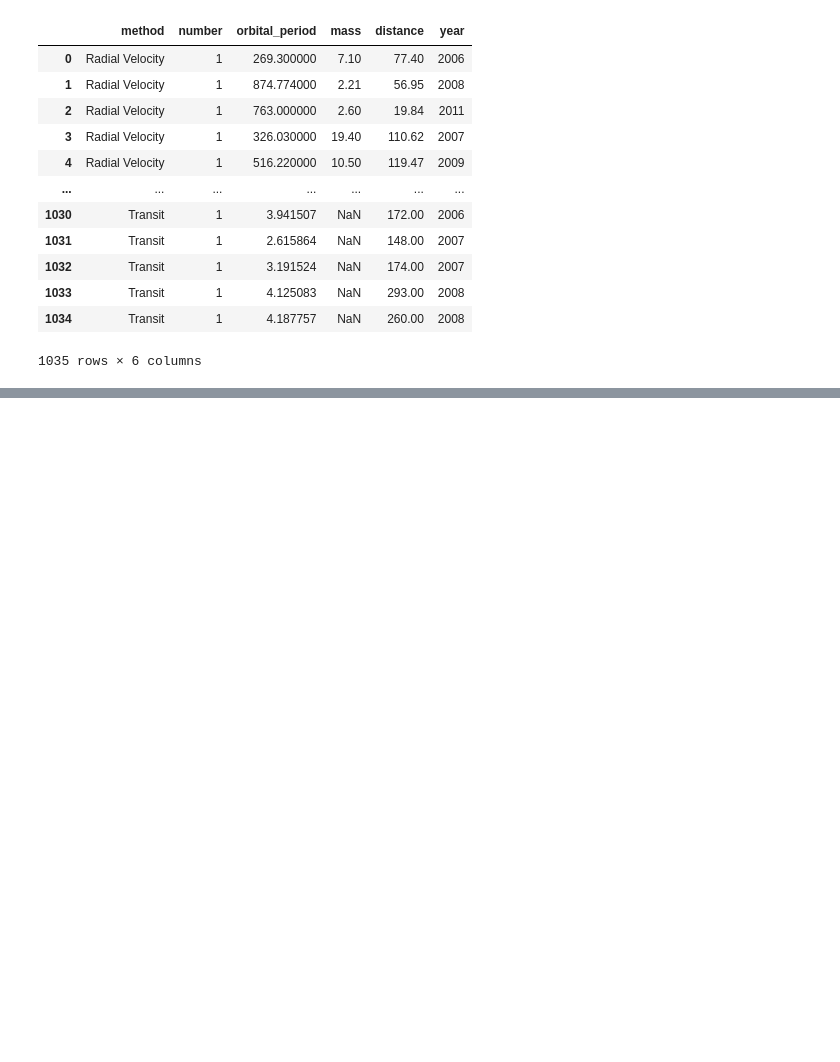
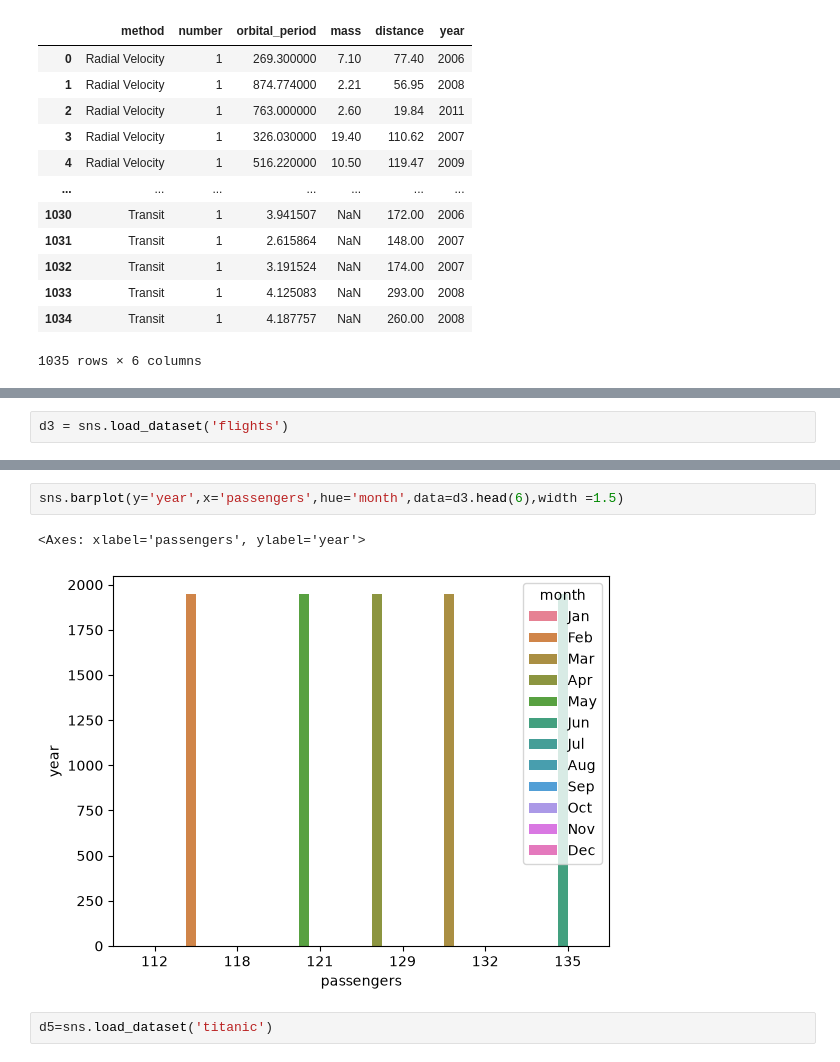
Before and after one commit to adilfarooqkhan-ds/Analytics, a Jupyter notebook: Seaborn/index.ipynb, the cells around one changed output, grey strips where cells are left out. Cells and saved outputs as stored; diff of their text form; blank space fills up the shorter version.

```diff
--- a/Seaborn/index.ipynb
+++ b/Seaborn/index.ipynb
@@ -86,0 +96,2 @@ sns.barplot(y='orbital_period',x='distance',hue='mass',data=d2,width = 0.30)
+# %%
+d3 = sns.load_dataset('flights')
@@ -86,0 +124,7 @@ sns.barplot(y='orbital_period',x='distance',hue='mass',data=d2,width = 0.30)
+# %%
+sns.barplot(y='year',x='passengers',hue='month',data=d3.head(6),width =1.5)
+# %% [output]
+<Axes: xlabel='passengers', ylabel='year'>
+[figure, added]
+# %%
+d5=sns.load_dataset('titanic')
```
Also changed, not shown: parts of 14 cells of this notebook.
